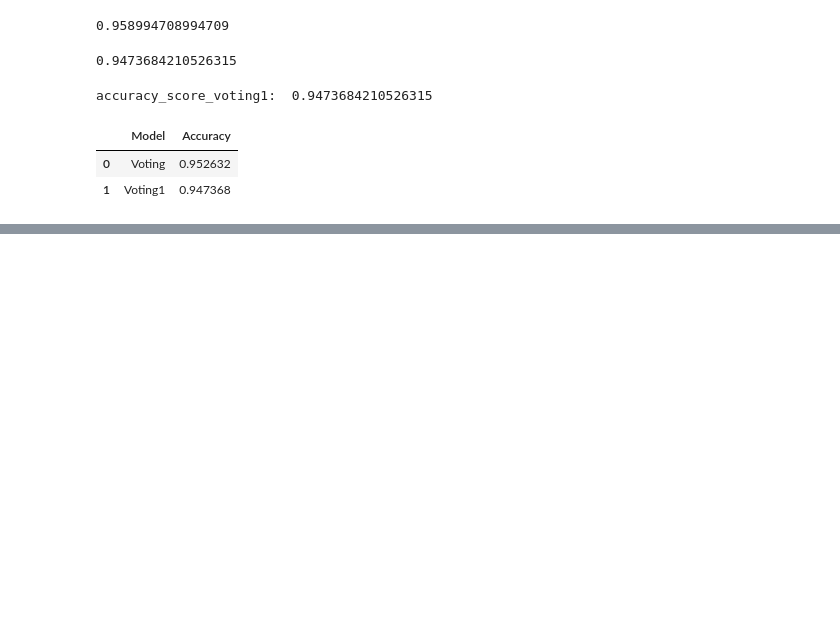
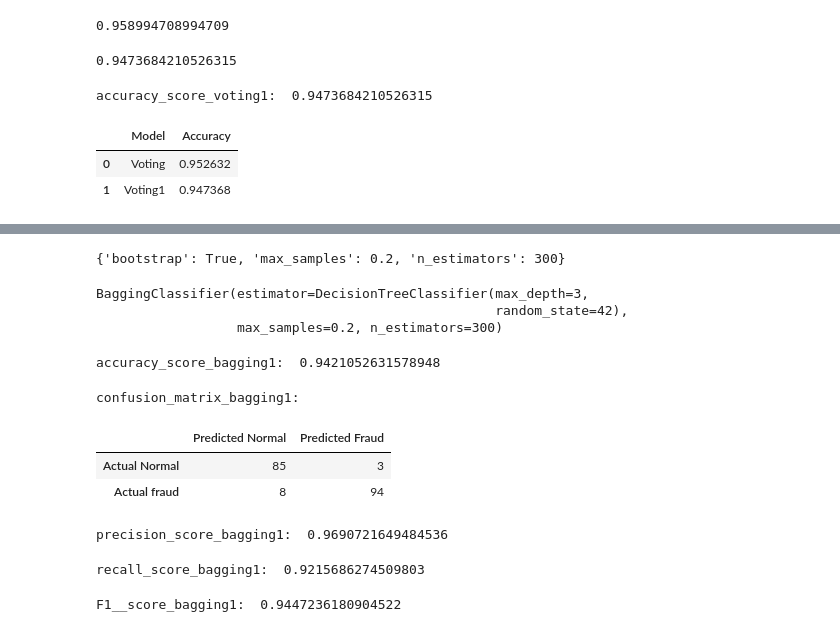
Before and after one commit to Rupesh-Mane/credit-card-fraud-detection, a Jupyter notebook: notebook/credit_card_fraud_detection.ipynb, the cells around one changed output, grey strips where cells are left out. Saved outputs shown, nothing was run; the diff lists cells and outputs as text; code cells hidden in the pictures; blank space fills up the shorter version.

```diff
--- a/notebook/credit_card_fraud_detection.ipynb
+++ b/notebook/credit_card_fraud_detection.ipynb
@@ -1286,0 +1355,2 @@ pd.DataFrame({
+# %%
+grid_bagging.fit(x_train,y_train)
@@ -1286,0 +1367,17 @@ pd.DataFrame({
+# %%
+grid_bagging.best_params_
+# %% [output]
+{'bootstrap': True, 'max_samples': 0.2, 'n_estimators': 300}
+# %%
+bagging1=BaggingClassifier(
+    estimator=dt1,
+    n_estimators=300,
+    max_samples=0.2,
+    bootstrap=True
+)
+# %%
+bagging1.fit(x_train,y_train)
+# %% [output]
+BaggingClassifier(estimator=DecisionTreeClassifier(max_depth=3,
+                                                   random_state=42),
+                  max_samples=0.2, n_estimators=300)
@@ -1286,0 +1386,24 @@ pd.DataFrame({
+# %%
+print("accuracy_score_bagging1: ",accuracy_score(y_test,y_pred_bagging1))
+# %% [output]
+accuracy_score_bagging1:  0.9421052631578948
+# %%
+print("confusion_matrix_bagging1: ")
+pd.DataFrame(confusion_matrix(y_test,y_pred_bagging1),columns=["Predicted Normal","Predicted Fraud"],index=["Actual Normal","Actual fraud"])
+# %% [output]
+confusion_matrix_bagging1:
+|  | Predicted Normal | Predicted Fraud |
+| Actual Normal | 85 | 3 |
+| Actual fraud | 8 | 94 |
+# %%
+print("precision_score_bagging1: ",precision_score(y_test,y_pred_bagging1))
+# %% [output]
+precision_score_bagging1:  0.9690721649484536
+# %%
+print("recall_score_bagging1: ",recall_score(y_test,y_pred_bagging1))
+# %% [output]
+recall_score_bagging1:  0.9215686274509803
+# %%
+print("F1__score_bagging1: ",f1_score(y_test,y_pred_bagging1))
+# %% [output]
+F1__score_bagging1:  0.9447236180904522
```
Also changed, not shown: parts of 27 cells of this notebook.
